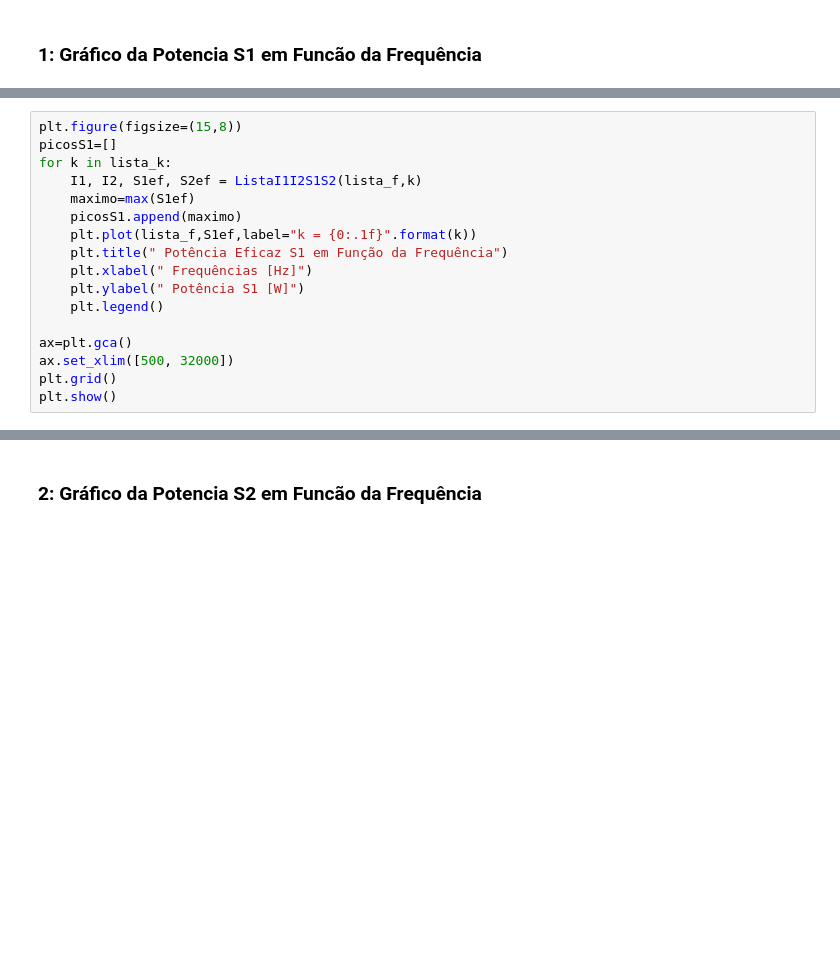
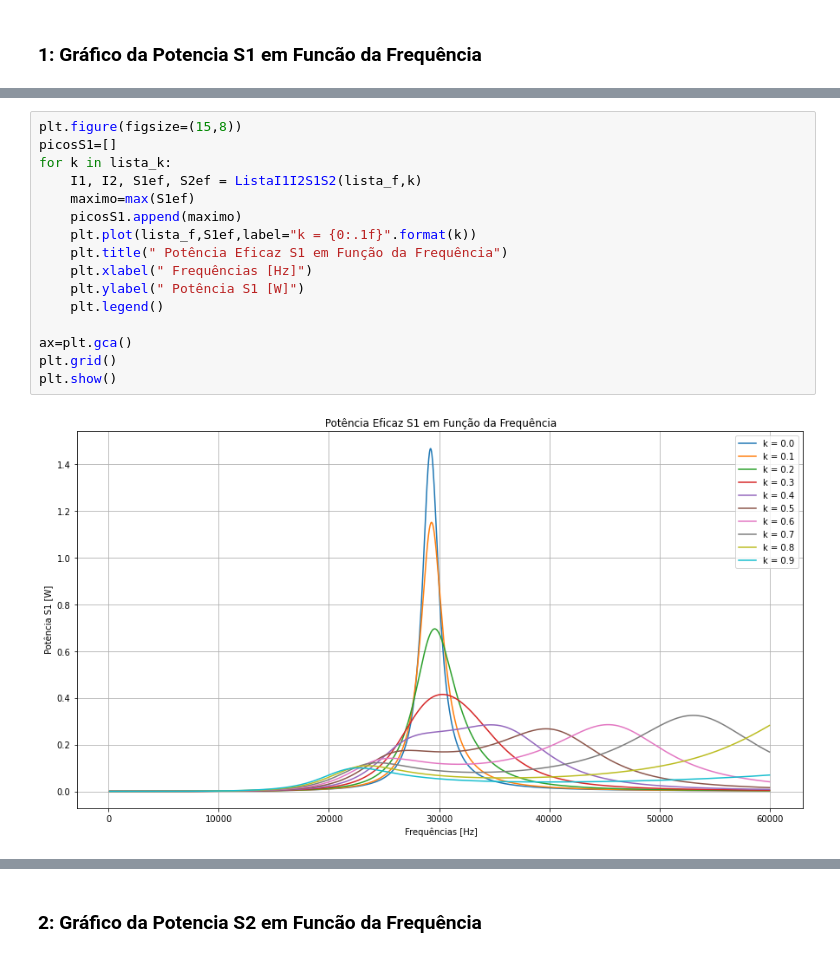
Before and after one commit to jvpazotti/Proj-Eletromag, a Jupyter notebook: Projeto-NovasVariaveis.ipynb, the cells around one changed output, grey strips where cells are left out. Saved outputs shown, nothing was run; the diff lists cells and outputs as text; blank space fills up the shorter version.

```diff
--- a/Projeto-NovasVariaveis.ipynb
+++ b/Projeto-NovasVariaveis.ipynb
@@ -286,20 +376,21 @@ def ListaI1I2S1S2(lista_f,lista_k):
 # %%
 plt.figure(figsize=(15,8))
 picosS1=[]
 for k in lista_k:
     I1, I2, S1ef, S2ef = ListaI1I2S1S2(lista_f,k)
     maximo=max(S1ef)
     picosS1.append(maximo)
     plt.plot(lista_f,S1ef,label="k = {0:.1f}".format(k))
     plt.title(" Potência Eficaz S1 em Função da Frequência")
     plt.xlabel(" Frequências [Hz]")
     plt.ylabel(" Potência S1 [W]")
     plt.legend()
 
 ax=plt.gca()
-ax.set_xlim([500, 32000])
 plt.grid()
 plt.show()
+# %% [output]
+[figure, added]
 # %%
 plt.figure(figsize=(15,8))
 plt.plot(lista_k,picosS1,"o")
```
Also changed, not shown: parts of 54 cells of this notebook, 3 other files.
